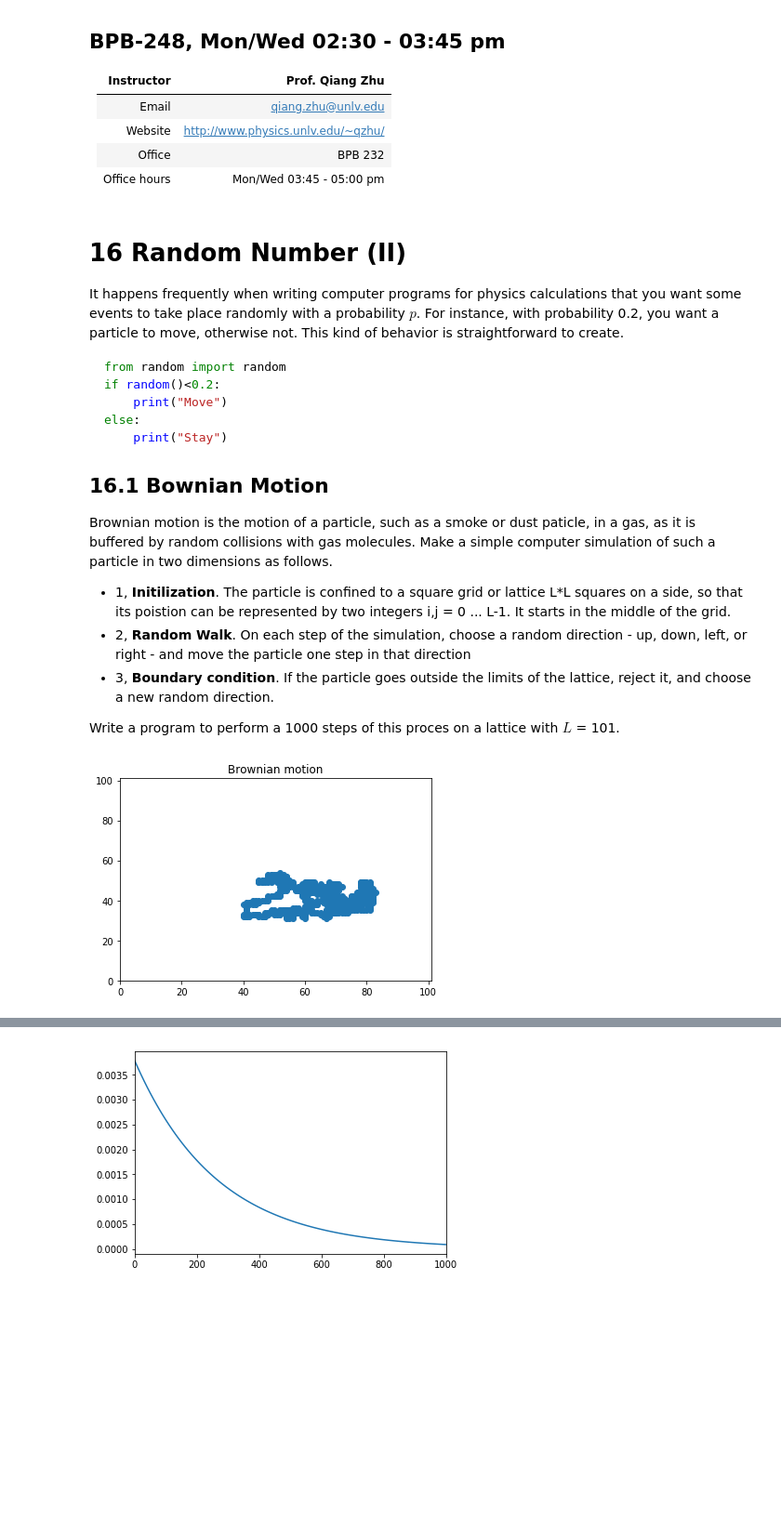
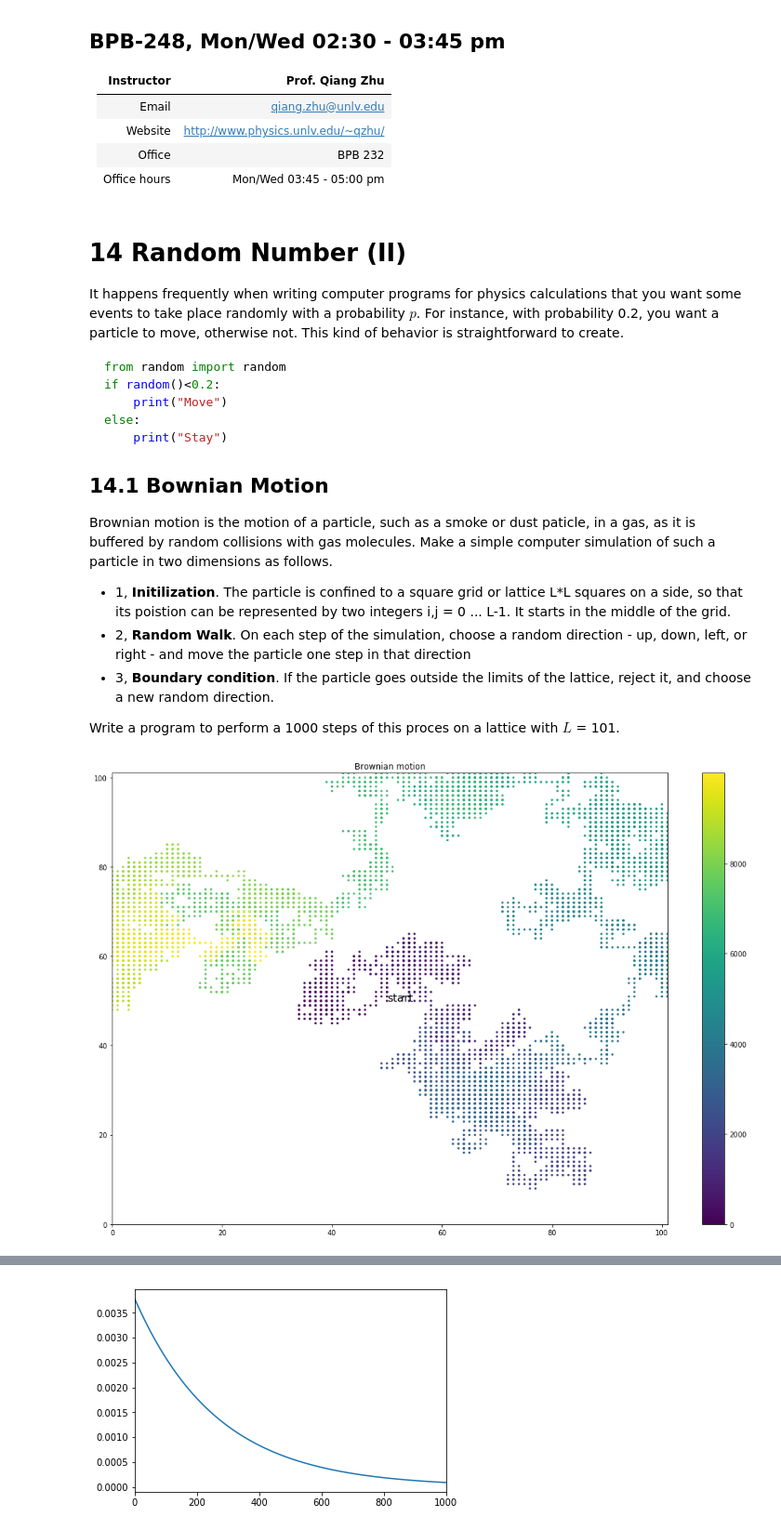
Before and after one commit to MaterSim/ComputationalPhysics300, a Jupyter notebook: Lec_14_random_number2.ipynb, the cells around one changed output, grey strips where cells are left out. Shown at 93% size. Saved outputs shown, nothing was run; the diff lists cells and outputs as text; code cells hidden in the pictures; blank space fills up the shorter version.

````diff
--- a/Lec_14_random_number2.ipynb
+++ b/Lec_14_random_number2.ipynb
@@ -10,7 +10,7 @@
 |Office| BPB 232|
 |Office hours | Mon/Wed 03:45 - 05:00 pm |
 # %% [markdown]
-# 16 Random Number (II)
+# 14 Random Number (II)
 
 It happens frequently when writing computer programs for physics calculations that you want some events to take place randomly with a probability $p$. For instance, with probability 0.2, you want a particle to move, otherwise not.
 This kind of behavior is straightforward to create.
@@ -23,7 +23,7 @@ else:
     print("Stay")
 ```
 
-## 16.1 Bownian Motion
+## 14.1 Bownian Motion
 Brownian motion is the motion of a particle, such as a smoke or dust paticle, in a gas, as it is buffered by random collisions
 with gas molecules. Make a simple computer simulation of such a particle in two dimensions as follows.
 
@@ -35,33 +35,37 @@ Write a program to perform a 1000 steps of this proces on a lattice with $L$ = 1
 # %%
 %matplotlib inline
 # Brownian Motion
 import numpy as np
 import matplotlib.pyplot as plt
-
+plt.figure(figsize=[18, 12])
 # init
 L1 = 101
 L2 = 101
-N = 1000
+N = 10000
 
 position = np.empty([N,2])
 position[0,0] = int(L1/2)
 position[0,1] = int(L2/2)
 direction = np.array([[0,1],[0,-1],[1,0],[-1,0]])
 
 # random walk
 for i in range(1,N):
     position1 = [-1,-1]
 
     while min(position1)<0 or position1[0] >L1 or position1[1] >L2:
         move = np.random.randint(len(direction))
         position1 = position[i-1,:] + direction[move]
 
     position[i,:] = position1
 plt.xlim(0,101)
 plt.ylim(0,101)
 plt.title('Brownian motion')
-plt.plot(position[:,0], position[:,1], '-o')
+plt.scatter(position[:,0], position[:,1], c=range(N), s=5)
+plt.text(position[0,0], position[0,1], 'start', fontsize=16)
+plt.text(position[,0], position[0,1], 'start', fontsize=16)
+
+plt.colorbar()
 plt.show()
 # %% [output]
-[figure, old version]
+[figure, new version]
 # %% [markdown]
````
Also changed, not shown: parts of 5 cells of this notebook.
